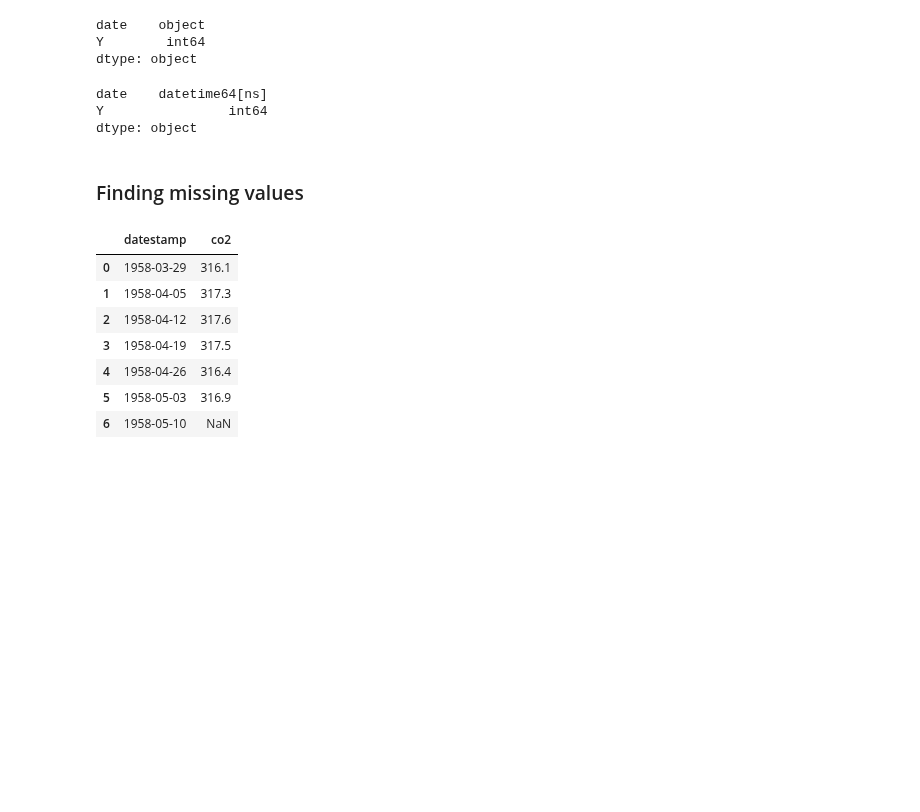
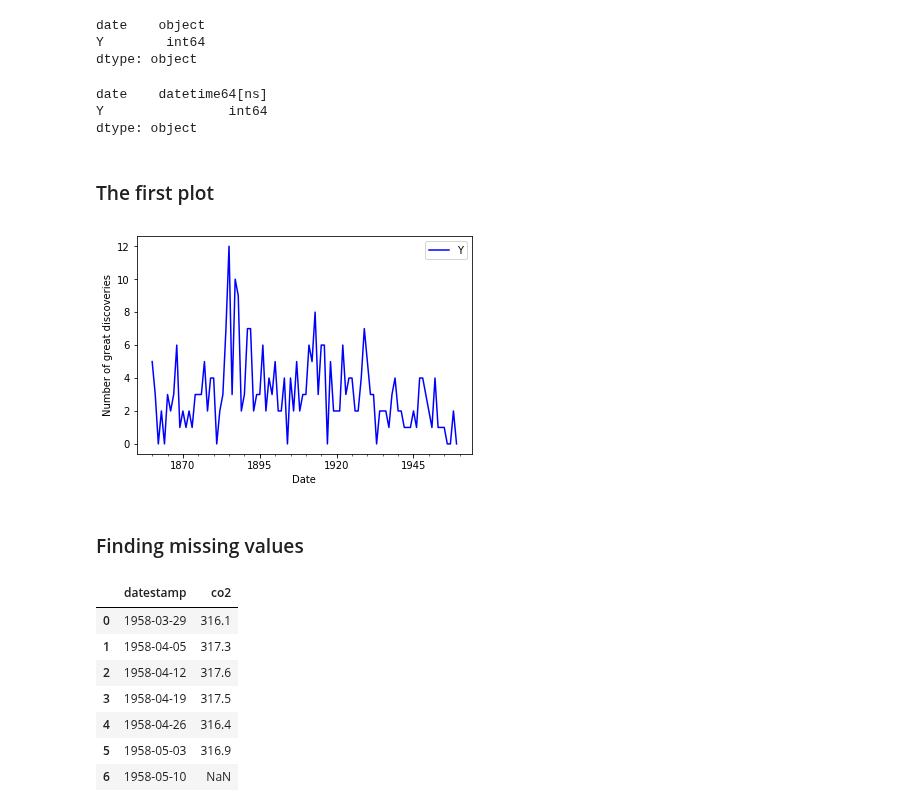
Before and after one commit to bhaskarjitsarmah/projects_D, a Jupyter notebook: Visualizing Time Series Data in Python/Visualizing Time Series Data in Python.ipynb, the cells around one changed output. Drawn from its saved outputs; the diff is of its cells as text; code cells hidden in the pictures; blank space fills up the shorter version.

Commit message:
added code to create first plot

```diff
--- a/Visualizing Time Series Data in Python/Visualizing Time Series Data in Python.ipynb
+++ b/Visualizing Time Series Data in Python/Visualizing Time Series Data in Python.ipynb
@@ -36,6 +36,25 @@ print(discoveries.dtypes)
 date    datetime64[ns]
 Y                int64
 dtype: object
+# %% [markdown]
+### The first plot
+# %%
+# Set the date column as the index of your DataFrame discoveries
+discoveries = discoveries.set_index('date')
+
+# Plot the time series in your DataFrame
+ax = discoveries.plot(color='blue')
+
+# Specify the x-axis label in your plot
+ax.set_xlabel('Date')
+
+# Specify the y-axis label in your plot
+ax.set_ylabel('Number of great discoveries')
+
+# Show plot
+plt.show()
+# %% [output]
+[figure, added]
 # %% [markdown]
 ### Finding missing values
 # %%
```
